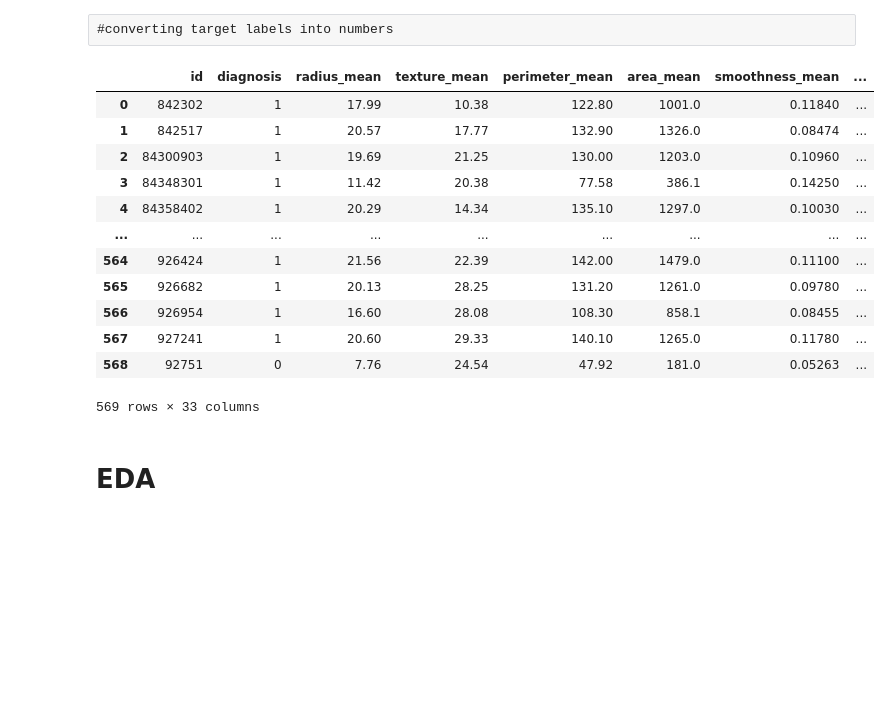
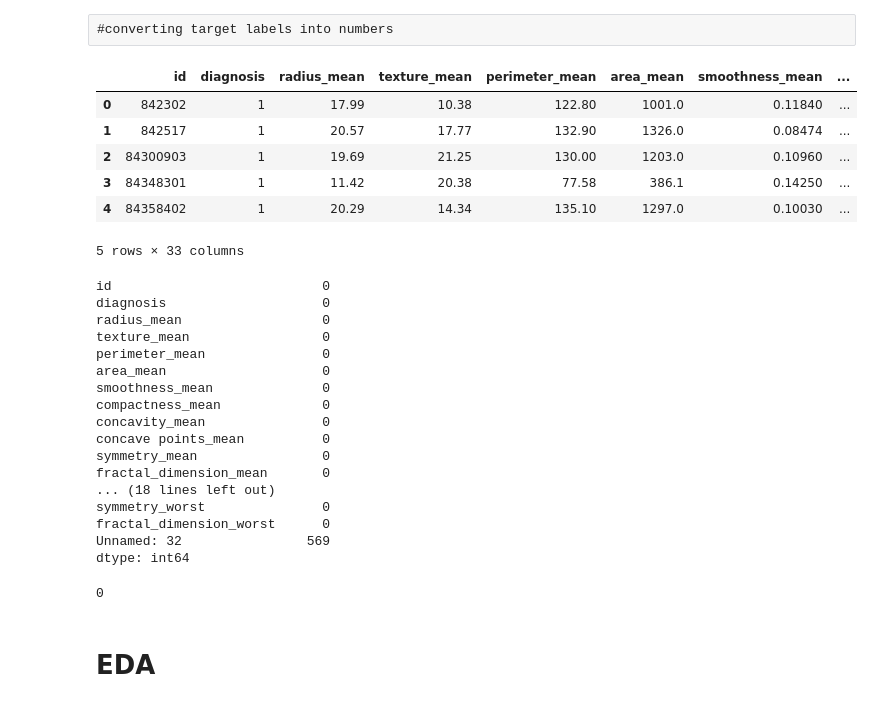
Before and after one commit to Sangeetha-Thirunaukarasu/Machine_Learning, a Jupyter notebook: breast_cancer_ML.ipynb, the cells around one changed output. Drawn from its saved outputs; the diff is of its cells as text; code cells hidden in the pictures; blank space fills up the shorter version.

```diff
--- a/breast_cancer_ML.ipynb
+++ b/breast_cancer_ML.ipynb
@@ -71,21 +66,42 @@ data.describe()
 #mapping the target labels to numbers
 data['diagnosis'] = data['diagnosis'].map({'M':1,'B':0})
 # %%
-data
+data.head()
 # %% [output]
 |  | id | diagnosis | radius_mean | texture_mean | perimeter_mean | area_mean | smoothness_mean | ... |
 | 0 | 842302 | 1 | 17.99 | 10.38 | 122.80 | 1001.0 | 0.11840 | ... |
 | 1 | 842517 | 1 | 20.57 | 17.77 | 132.90 | 1326.0 | 0.08474 | ... |
 | 2 | 84300903 | 1 | 19.69 | 21.25 | 130.00 | 1203.0 | 0.10960 | ... |
 | 3 | 84348301 | 1 | 11.42 | 20.38 | 77.58 | 386.1 | 0.14250 | ... |
 | 4 | 84358402 | 1 | 20.29 | 14.34 | 135.10 | 1297.0 | 0.10030 | ... |
-| ... | ... | ... | ... | ... | ... | ... | ... | ... |
-| 564 | 926424 | 1 | 21.56 | 22.39 | 142.00 | 1479.0 | 0.11100 | ... |
-| 565 | 926682 | 1 | 20.13 | 28.25 | 131.20 | 1261.0 | 0.09780 | ... |
-| 566 | 926954 | 1 | 16.60 | 28.08 | 108.30 | 858.1 | 0.08455 | ... |
-| 567 | 927241 | 1 | 20.60 | 29.33 | 140.10 | 1265.0 | 0.11780 | ... |
-| 568 | 92751 | 0 | 7.76 | 24.54 | 47.92 | 181.0 | 0.05263 | ... |
-569 rows × 33 columns
+5 rows × 33 columns
+# %%
+#cheking for null values
+data.isnull().sum()
+# %% [output]
+id                           0
+diagnosis                    0
+radius_mean                  0
+texture_mean                 0
+perimeter_mean               0
+area_mean                    0
+smoothness_mean              0
+compactness_mean             0
+concavity_mean               0
+concave points_mean          0
+symmetry_mean                0
+fractal_dimension_mean       0
+... (18 lines left out)
+symmetry_worst               0
+fractal_dimension_worst      0
+Unnamed: 32                569
+dtype: int64
+# %%
+#checking for duplicate entries
+data.duplicated().sum()
+#data.drop_duplicates()
+# %% [output]
+0
 # %%
 #569 rows and 33 columns are there
 #no missing values except column 32 'Unnamed: 32' which has 0 non null value.
```
Also changed, not shown: parts of 50 cells of this notebook.
